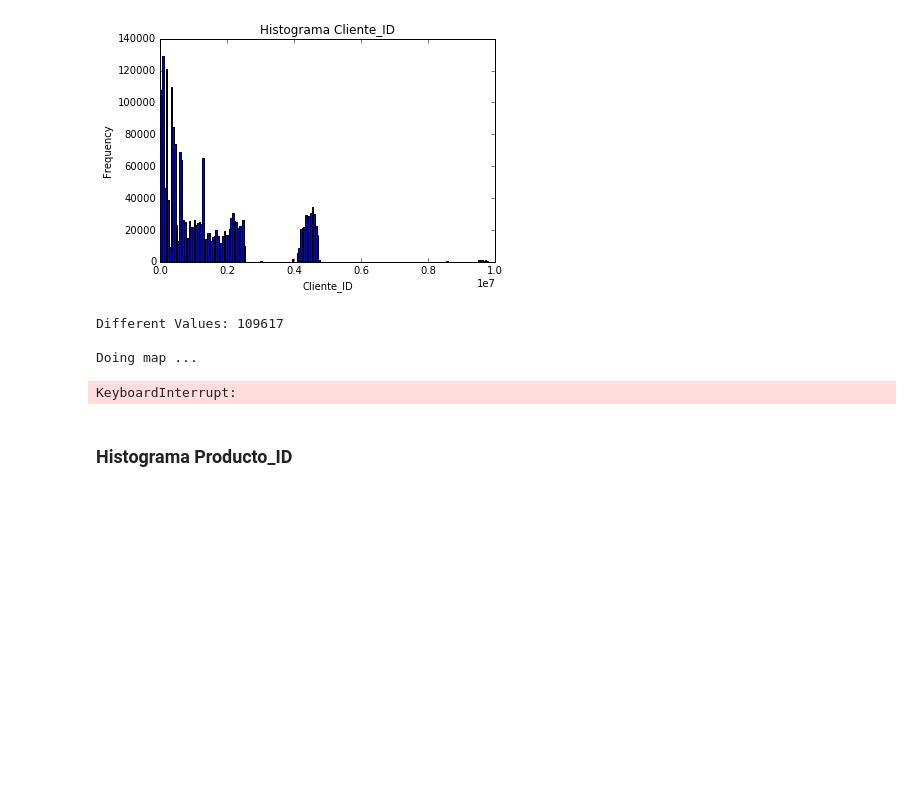
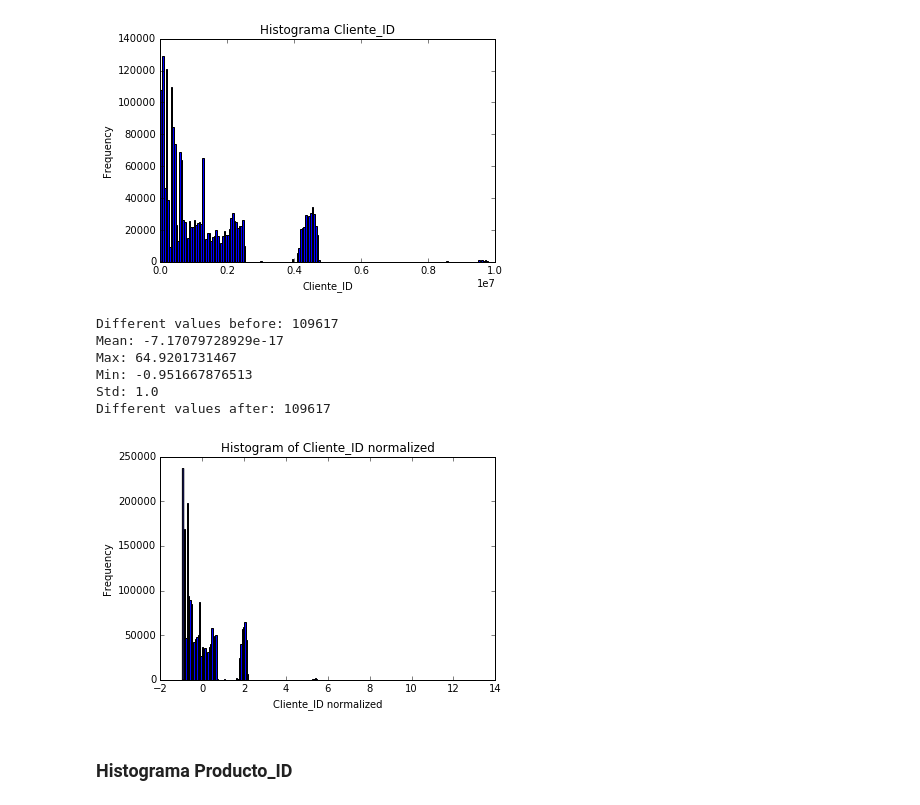
Before and after one commit to SetaSouto/BimboInvDemand, a Jupyter notebook: GrupoBimbo.ipynb, the cells around one changed output. Cells and saved outputs as stored; diff of their text form; code cells hidden in the pictures; blank space fills up the shorter version.

```diff
--- a/GrupoBimbo.ipynb
+++ b/GrupoBimbo.ipynb
@@ -271,16 +244,17 @@ toHist(cliente_id, 10000000, 'Histograma Cliente_ID', 'Cliente_ID')
 [figure]
 [figure]
 [figure]
-# %%
-aux_cliente = mapValues(cliente_id)
-# %% [output]
-Different Values: 109617
-
-Doing map ...
-KeyboardInterrupt:
 # %%
-npcliente_id = normalize(aux_cliente)
-toHist(npcliente_id, 2, 'Histogram of Cliente_ID normalized', 'Cliente_ID normalized')
+npcliente_id = standardize(cliente_id)
+toHist(npcliente_id, npcliente_id.max(), 'Histogram of Cliente_ID normalized', 'Cliente_ID normalized')
+# %% [output]
+Different values before: 109617
+Mean: -7.17079728929e-17
+Max: 64.9201731467
+Min: -0.951667876513
+Std: 1.0
+Different values after: 109617
+[figure, added]
 # %% [markdown]
 ### Histograma Producto_ID
 # %%
```
Also changed, not shown: parts of 13 cells of this notebook.
